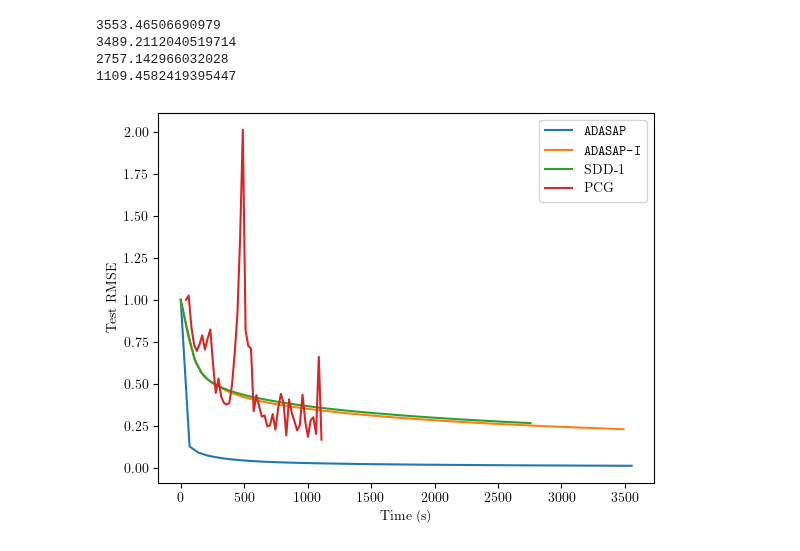
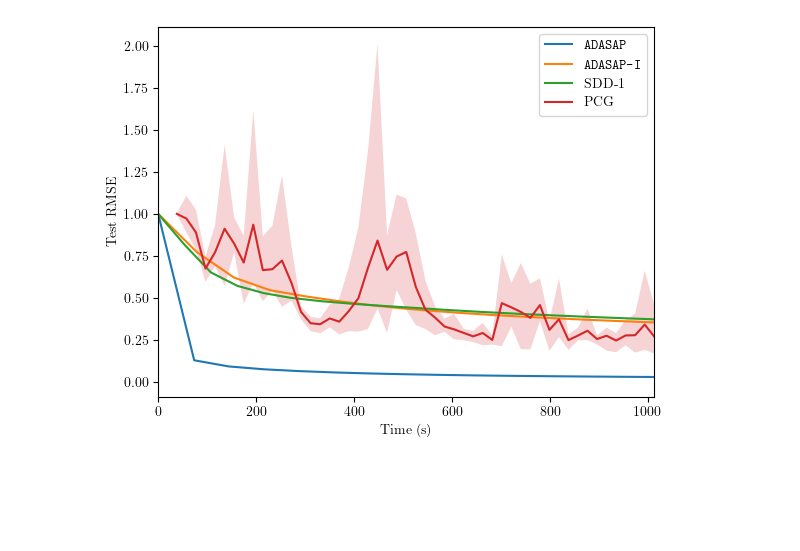
Before and after one commit to pratikrathore8/scalable_gp_inference, a Jupyter notebook: plotting/metrics.ipynb, the cells around one changed output. Cells and saved outputs as stored; diff of their text form; code cells hidden in the pictures; blank space fills up the shorter version.

```diff
--- a/plotting/metrics.ipynb
+++ b/plotting/metrics.ipynb
@@ -58,6 +26,8 @@ def render_in_latex():
 # %%
 @dataclass(kw_only=True, frozen=True)
 class MetricData:
+    """Data class to hold metric data for a run."""
+    metric_name: str
     metric_data: np.ndarray
     steps: np.ndarray
     cum_times: np.ndarray
@@ -68,6 +38,20 @@ class MetricData:
         if len(self.cum_times) == 0:
             raise ValueError("cum_times array is empty.")
         return self.cum_times[-1]
+
+    def get_plotting_name(self) -> str:
+        """Return the name of the metric for plotting."""
+        return self.metric_name
+
+    def get_plotting_xaxis(self, xaxis) -> str:
+        if xaxis not in X_AXIS_NAME_MAP:
+            raise ValueError(f"Invalid x-axis name: {xaxis}. Must be one of {X_AXIS_NAME_MAP}.")
+        if xaxis == "datapasses":
+            raise NotImplementedError("Datapasses x-axis not implemented.")
+        elif xaxis == "iterations":
+            return self.steps
+        elif xaxis == "time":
+            return self.cum_times
 
 class WandbRun:
     def __init__(self, run):
@@ -114,6 +98,7 @@ class WandbRun:
         cum_times = np.cumsum(times)
 
         return MetricData(
+            metric_name=METRIC_NAME_MAP[metric],
             metric_data=metric_data,
             steps=steps,
             cum_times=cum_times,
@@ -152,18 +189,29 @@ metrics_dict
 # %%
 render_in_latex()
 
-for opt_name, metric_data_list in metrics_dict.items():
-    for opt_metric_data in metric_data_list[:1]:
-        if opt_metric_data.finished:
-            plt.plot(opt_metric_data.cum_times, opt_metric_data.metric_data, label=opt_name)
-            print(opt_metric_data.get_final_time())
+min_final_time = np.inf
+for i, (opt_name, metric_data_list) in enumerate(list(metrics_dict.items())):
+    mean_data, lower_bound_data, upper_bound_data = _compute_metric_statistics(
+        metric_data_list
+    )
+
+    if i == 0:
+        metric_name = mean_data.metric_name
+
+    if mean_data.finished:
+        x_axis = mean_data.get_plotting_xaxis(x_axis_name)
+        plt.plot(x_axis, mean_data.metric_data, label=opt_name)
+        plt.fill_between(
+            x_axis,
+            lower_bound_data.metric_data,
+            upper_bound_data.metric_data,
+            alpha=BOUND_FILL,
+        )
+        min_final_time = min(min_final_time, mean_data.get_final_time())
+plt.xlim(0, min_final_time)
+plt.xlabel(X_AXIS_NAME_MAP[x_axis_name])
+plt.ylabel(metric_name)
 plt.legend()
-plt.xlabel("Time (s)")
-plt.ylabel("Test RMSE")
 plt.show()
 # %% [output]
-3553.46506690979
-3489.2112040519714
-2757.142966032028
-1109.4582419395447
-[figure, old version]
+[figure, new version]
```
Also changed, not shown: parts of 5 cells of this notebook.
